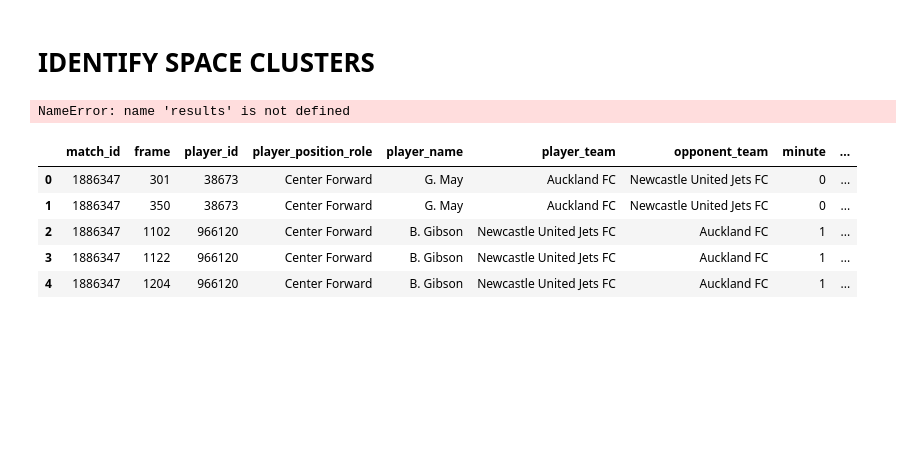
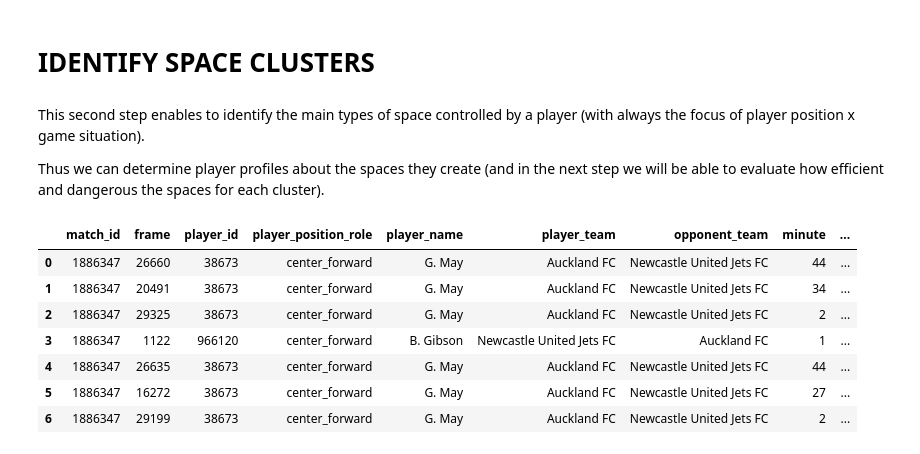
Before and after one commit to TustiWutsi/analytics_cup_research, a Jupyter notebook: submission.ipynb, the cells around one changed output. Cells and saved outputs as stored; diff of their text form; code cells hidden in the pictures; blank space fills up the shorter version.

```diff
--- a/submission.ipynb
+++ b/submission.ipynb
@@ -120,17 +127,38 @@ process_all_matches_parallel(
  File already exists for match 2017461
 # %% [markdown]
 # IDENTIFY SPACE CLUSTERS
+# %% [markdown]
+This second step enables to identify the main types of space controlled by a player (with always the focus of player position x game situation).
+
+Thus we can determine player profiles about the spaces they create (and in the next step we will be able to evaluate how efficient and dangerous the spaces for each cluster).
 # %%
 # RUN ON A SINGLE MATCH
 
-meta = prepare_meta_df_single_match(
+X, meta = prepare_clustering_features_single_match(
     results= results,
     processed_df= df_processed,
     match_id= 1886347,
-    game_situation_name= game_situation[1]
+    game_situation= game_situation
 )
+
+meta_clusters = predict_clusters(
+    player_position=player_position,
+    game_situation=game_situation,
+    X=X,
+    meta=meta,
+    model_local=True
+)
-# %% [output]
-NameError: name 'results' is not defined
+# %%
+meta_clusters
+# %% [output]
+|  | match_id | frame | player_id | player_position_role | player_name | player_team | opponent_team | minute | ... |
+| 0 | 1886347 | 26660 | 38673 | center_forward | G. May | Auckland FC | Newcastle United Jets FC | 44 | ... |
+| 1 | 1886347 | 20491 | 38673 | center_forward | G. May | Auckland FC | Newcastle United Jets FC | 34 | ... |
+| 2 | 1886347 | 29325 | 38673 | center_forward | G. May | Auckland FC | Newcastle United Jets FC | 2 | ... |
+| 3 | 1886347 | 1122 | 966120 | center_forward | B. Gibson | Newcastle United Jets FC | Auckland FC | 1 | ... |
+| 4 | 1886347 | 26635 | 38673 | center_forward | G. May | Auckland FC | Newcastle United Jets FC | 44 | ... |
+| 5 | 1886347 | 16272 | 38673 | center_forward | G. May | Auckland FC | Newcastle United Jets FC | 27 | ... |
+| 6 | 1886347 | 29199 | 38673 | center_forward | G. May | Auckland FC | Newcastle United Jets FC | 2 | ... |
 # %%
 # RUN ON ALL MATCHES AND SAVE OUTPUTS
 
@@ -149,9 +176,0 @@ meta_clusters = predict_clusters(
-# %%
-meta_clusters.head()
-# %% [output]
-|  | match_id | frame | player_id | player_position_role | player_name | player_team | opponent_team | minute | ... |
-| 0 | 1886347 | 301 | 38673 | Center Forward | G. May | Auckland FC | Newcastle United Jets FC | 0 | ... |
-| 1 | 1886347 | 350 | 38673 | Center Forward | G. May | Auckland FC | Newcastle United Jets FC | 0 | ... |
-| 2 | 1886347 | 1102 | 966120 | Center Forward | B. Gibson | Newcastle United Jets FC | Auckland FC | 1 | ... |
-| 3 | 1886347 | 1122 | 966120 | Center Forward | B. Gibson | Newcastle United Jets FC | Auckland FC | 1 | ... |
-| 4 | 1886347 | 1204 | 966120 | Center Forward | B. Gibson | Newcastle United Jets FC | Auckland FC | 1 | ... |
```
Also changed, not shown: parts of 20 cells of this notebook, 6 other files.
